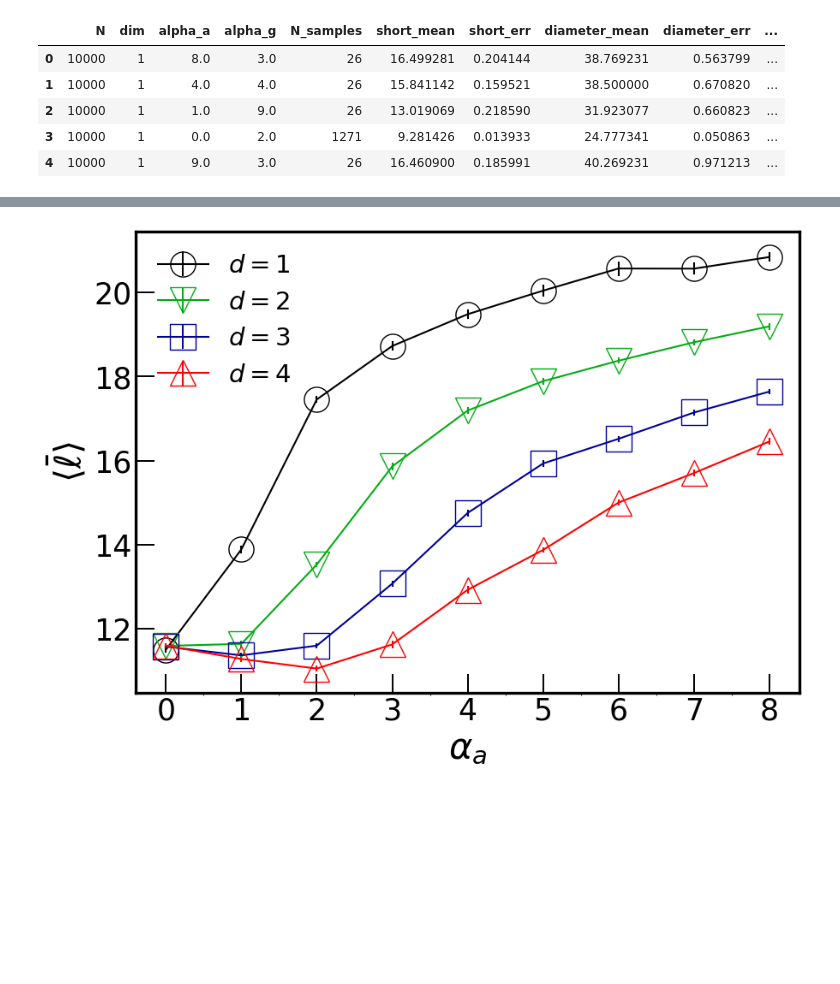
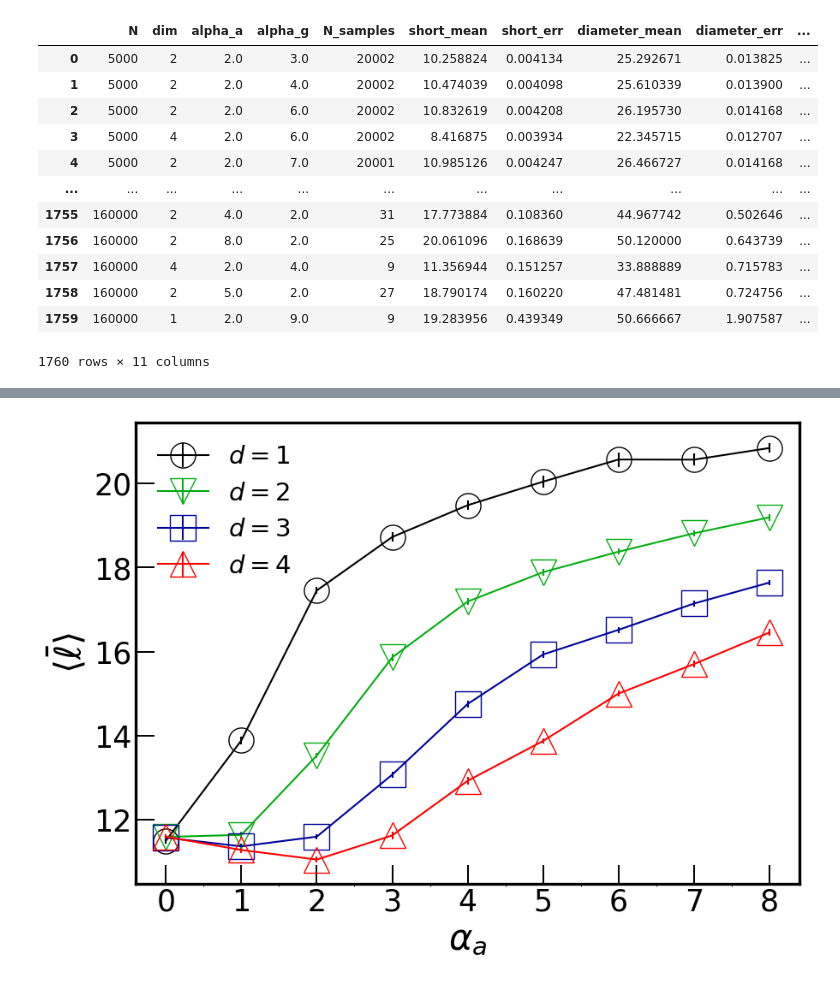
Before and after one commit to JuniorAlencar/TsallisNetwork, a Jupyter notebook: scripts/jupyter/shortespath.ipynb, the cells around one changed output, grey strips where cells are left out. Cells and saved outputs as stored; diff of their text form; code cells hidden in the pictures; blank space fills up the shorter version.

```diff
--- a/scripts/jupyter/shortespath.ipynb
+++ b/scripts/jupyter/shortespath.ipynb
@@ -28,10 +42,17 @@ all_data(N, dim)
 # %%
-df_all = pd.read_csv("../../data/all_data.txt", sep=' ')
-df_all.head()
+df_concat = pd.read_csv("../../data/all_data.txt",delimiter=' ')
+df_concat
 # %% [output]
 |  | N | dim | alpha_a | alpha_g | N_samples | short_mean | short_err | diameter_mean | diameter_err | ... |
-| 0 | 10000 | 1 | 8.0 | 3.0 | 26 | 16.499281 | 0.204144 | 38.769231 | 0.563799 | ... |
-| 1 | 10000 | 1 | 4.0 | 4.0 | 26 | 15.841142 | 0.159521 | 38.500000 | 0.670820 | ... |
-| 2 | 10000 | 1 | 1.0 | 9.0 | 26 | 13.019069 | 0.218590 | 31.923077 | 0.660823 | ... |
-| 3 | 10000 | 1 | 0.0 | 2.0 | 1271 | 9.281426 | 0.013933 | 24.777341 | 0.050863 | ... |
-| 4 | 10000 | 1 | 9.0 | 3.0 | 26 | 16.460900 | 0.185991 | 40.269231 | 0.971213 | ... |
+| 0 | 5000 | 2 | 2.0 | 3.0 | 20002 | 10.258824 | 0.004134 | 25.292671 | 0.013825 | ... |
+| 1 | 5000 | 2 | 2.0 | 4.0 | 20002 | 10.474039 | 0.004098 | 25.610339 | 0.013900 | ... |
+| 2 | 5000 | 2 | 2.0 | 6.0 | 20002 | 10.832619 | 0.004208 | 26.195730 | 0.014168 | ... |
+| 3 | 5000 | 4 | 2.0 | 6.0 | 20002 | 8.416875 | 0.003934 | 22.345715 | 0.012707 | ... |
+| 4 | 5000 | 2 | 2.0 | 7.0 | 20001 | 10.985126 | 0.004247 | 26.466727 | 0.014168 | ... |
+| ... | ... | ... | ... | ... | ... | ... | ... | ... | ... | ... |
+| 1755 | 160000 | 2 | 4.0 | 2.0 | 31 | 17.773884 | 0.108360 | 44.967742 | 0.502646 | ... |
+| 1756 | 160000 | 2 | 8.0 | 2.0 | 25 | 20.061096 | 0.168639 | 50.120000 | 0.643739 | ... |
+| 1757 | 160000 | 4 | 2.0 | 4.0 | 9 | 11.356944 | 0.151257 | 33.888889 | 0.715783 | ... |
+| 1758 | 160000 | 2 | 5.0 | 2.0 | 27 | 18.790174 | 0.160220 | 47.481481 | 0.724756 | ... |
+| 1759 | 160000 | 1 | 2.0 | 9.0 | 9 | 19.283956 | 0.439349 | 50.666667 | 1.907587 | ... |
+1760 rows × 11 columns
```
Also changed, not shown: parts of 5 cells of this notebook, 5 other files.
